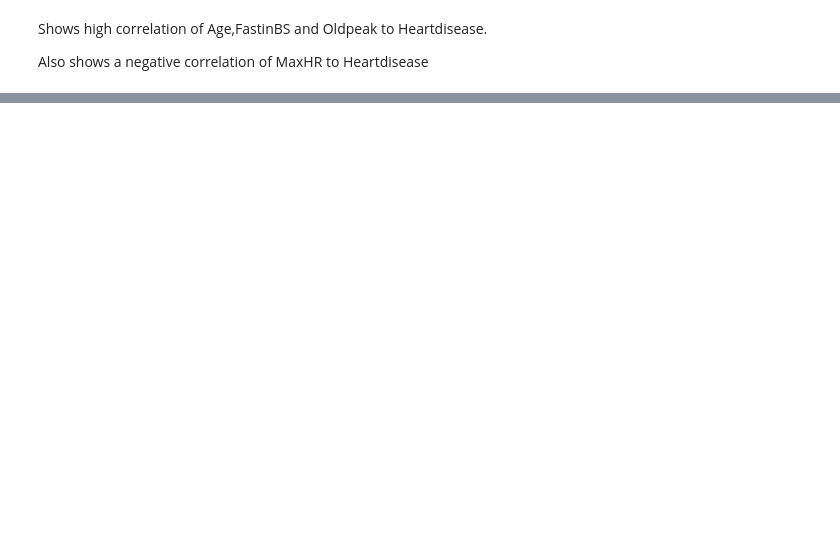
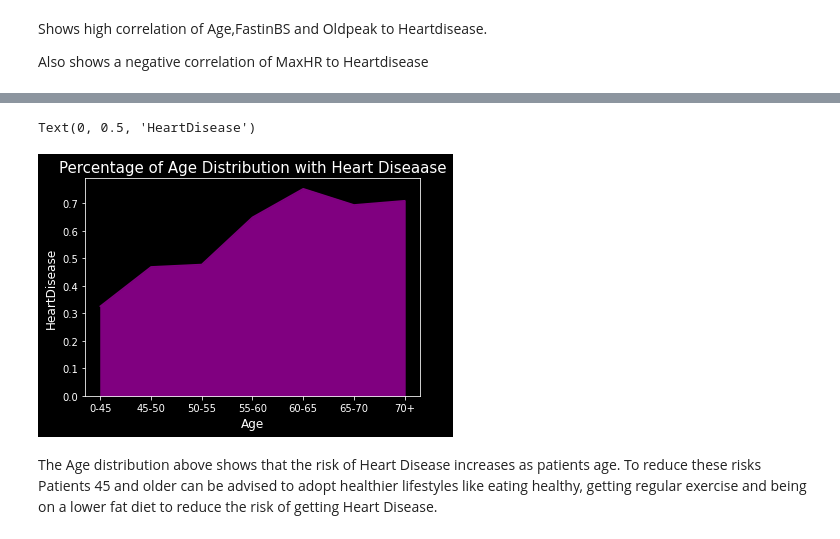
Before and after one commit to Swaghanaian/Heart-Disease, a Jupyter notebook: Project_2.ipynb, the cells around one changed output, grey strips where cells are left out. Cells and saved outputs as stored; diff of their text form; code cells hidden in the pictures; blank space fills up the shorter version.

```diff
--- a/Project_2.ipynb
+++ b/Project_2.ipynb
@@ -146,0 +180,24 @@ Also shows a negative correlation of MaxHR to Heartdisease
+# %%
+#Creating variables for Age distribution
+
+def bin_Age(Age):
+  if Age < 45:
+    return '0-45'
+  elif Age < 50:
+    return '45-50'
+  elif Age < 55:
+     return '50-55'
+  elif Age < 60:
+     return '55-60'
+  elif Age < 65:
+    return '60-65'
+  elif Age < 70:
+    return '65-70'
+  else:
+    return '70+'
+# %%
+#To apply Bin function for Age with a new column
+df_heart['Age_Bin']= df_heart['Age'].apply(bin_Age)
+
+#Verifying new column was created
+df_heart.head()
@@ -146,0 +211,14 @@ Also shows a negative correlation of MaxHR to Heartdisease
+# %%
+#Using Groupby to plot the Percentage of Age Distribution with Heart Disease
+df_groups1 = df_heart.groupby('Age_Bin')['HeartDisease'].mean()
+
+df_groups1.plot(kind='area', color= 'purple')
+
+plt.title('Percentage of Age Distribution with Heart Diseaase',size=15)
+plt.xlabel('Age',size=12)
+plt.ylabel('HeartDisease',size=12)
+# %% [output]
+Text(0, 0.5, 'HeartDisease')
+[figure, added]
+# %% [markdown]
+The Age distribution above shows that the risk of Heart Disease increases as patients age. To reduce these risks Patients 45 and older can be advised to adopt healthier lifestyles like eating healthy, getting regular exercise and being on a lower fat diet to reduce the risk of getting Heart Disease.
```
Also changed, not shown: parts of 8 cells of this notebook.
